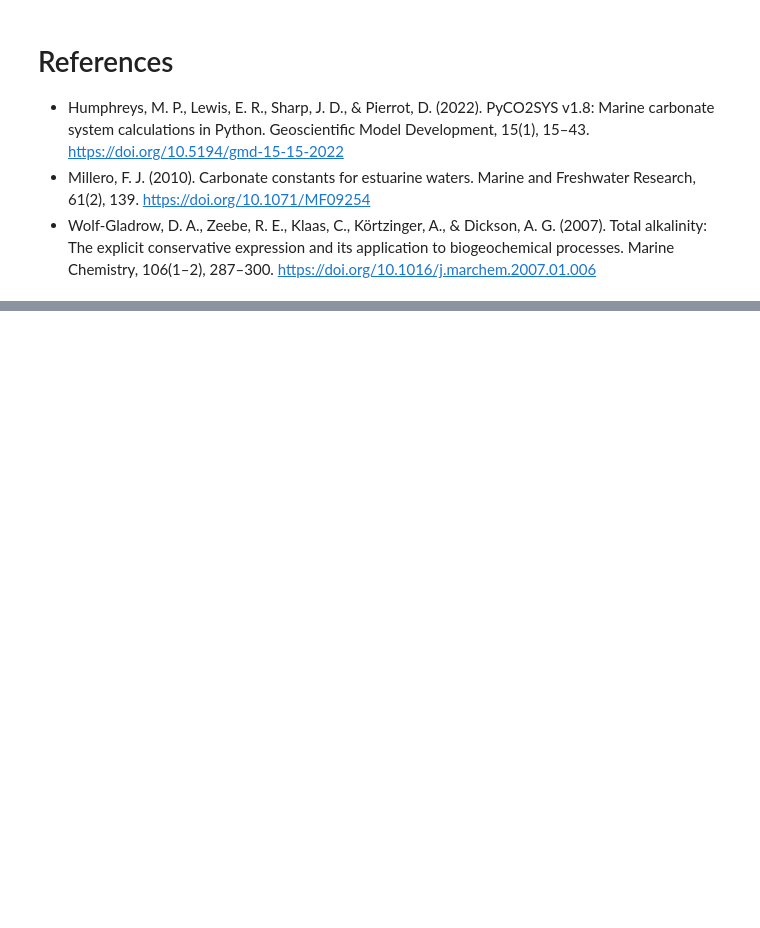
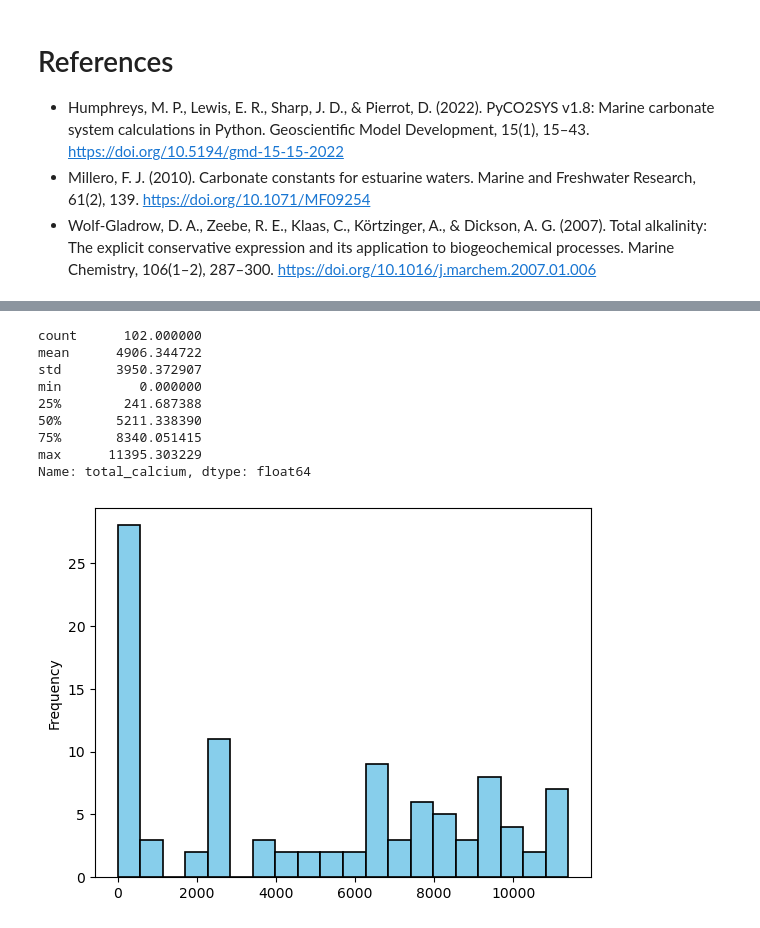
Before and after one commit to gilbertoCM/terminos_lagoon_carbonate, a Jupyter notebook: scrips/MartinezTrejo_etal_2023_pyco2sys.ipynb, the cells around one changed output, grey strips where cells are left out. Saved outputs shown, nothing was run; the diff lists cells and outputs as text; code cells hidden in the pictures; blank space fills up the shorter version.

```diff
--- a/scrips/MartinezTrejo_etal_2023_pyco2sys.ipynb
+++ b/scrips/MartinezTrejo_etal_2023_pyco2sys.ipynb
@@ -460,0 +485,21 @@ plt.show()
+# %%
+interest_variables = pd.DataFrame({
+    "k_aragonite": terminos_inorganic_carbon_results["k_aragonite"],
+    "total_calcium": terminos_inorganic_carbon_results["total_calcium"]
+
+})
+# %%
+interest_variables.total_calcium.plot(kind='hist', bins=20, color='skyblue', edgecolor='black', linewidth=1.2)
+
+interest_variables.total_calcium.describe()
+# %% [output]
+count      102.000000
+mean      4906.344722
+std       3950.372907
+min          0.000000
+25%        241.687388
+50%       5211.338390
+75%       8340.051415
+max      11395.303229
+Name: total_calcium, dtype: float64
+[figure, added]
```
Also changed, not shown: parts of 6 cells of this notebook.
